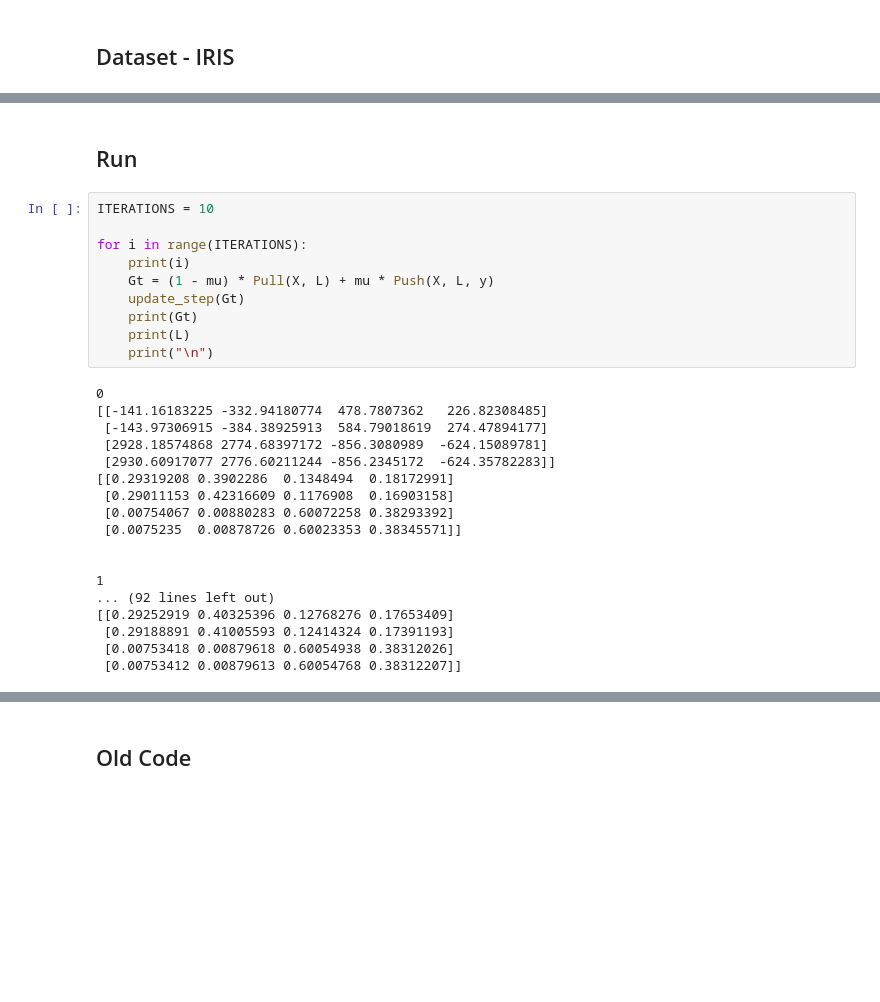
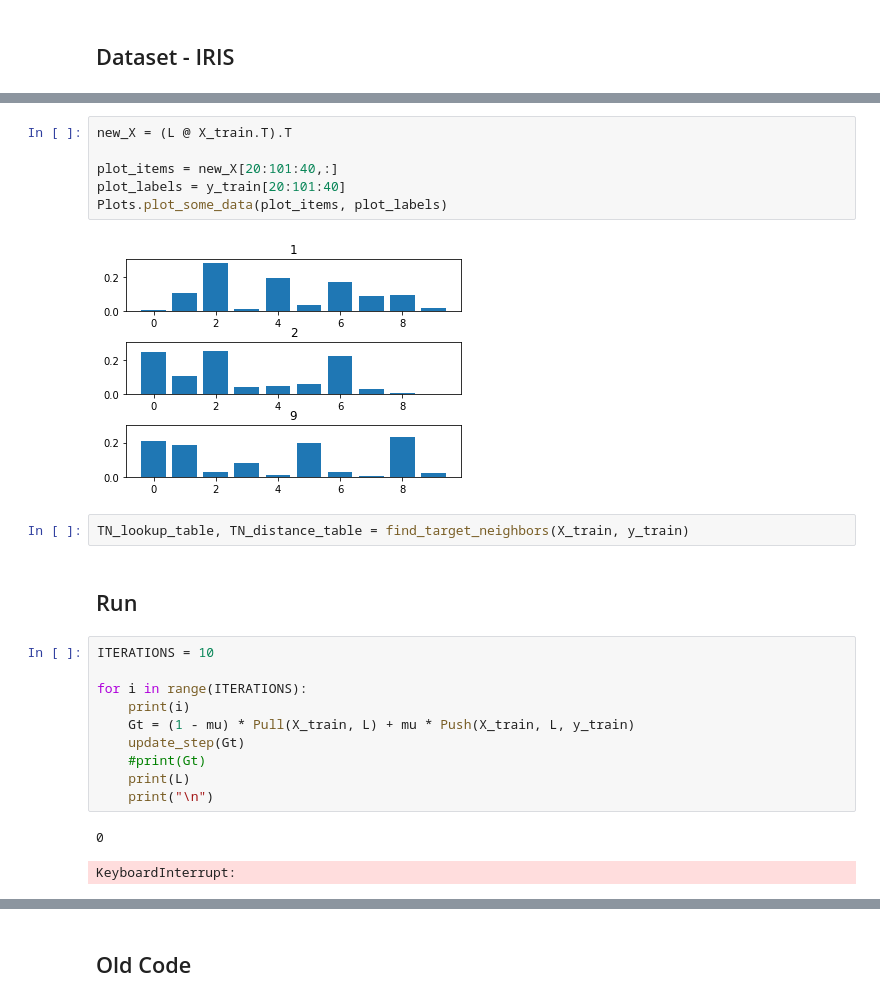
Before and after one commit to Holstrup/MetricLearning, a Jupyter notebook: MetricLearning/LMNN2.ipynb, the cells around one changed output, grey strips where cells are left out. Cells and saved outputs as stored; diff of their text form; blank space fills up the shorter version.

```diff
--- a/MetricLearning/LMNN2.ipynb
+++ b/MetricLearning/LMNN2.ipynb
@@ -217,3 +261,13 @@ TN_lookup_table, TN_distance_table = find_target_neighbors(X, y)
+# %%
+new_X = (L @ X_train.T).T
+
+plot_items = new_X[20:101:40,:]
+plot_labels = y_train[20:101:40]
+Plots.plot_some_data(plot_items, plot_labels)
+# %% [output]
+[figure, added]
+# %%
+TN_lookup_table, TN_distance_table = find_target_neighbors(X_train, y_train)
 # %% [markdown]
 ## Run
 # %%
@@ -221,29 +275,14 @@ ITERATIONS = 10
 
 for i in range(ITERATIONS):
     print(i)
-    Gt = (1 - mu) * Pull(X, L) + mu * Push(X, L, y)
+    Gt = (1 - mu) * Pull(X_train, L) + mu * Push(X_train, L, y_train)
     update_step(Gt)
-    print(Gt)
+    #print(Gt)
     print(L)
     print("\n")
 # %% [output]
 0
-[[-141.16183225 -332.94180774  478.7807362   226.82308485]
- [-143.97306915 -384.38925913  584.79018619  274.47894177]
- [2928.18574868 2774.68397172 -856.3080989  -624.15089781]
- [2930.60917077 2776.60211244 -856.2345172  -624.35782283]]
-[[0.29319208 0.3902286  0.1348494  0.18172991]
- [0.29011153 0.42316609 0.1176908  0.16903158]
- [0.00754067 0.00880283 0.60072258 0.38293392]
- [0.0075235  0.00878726 0.60023353 0.38345571]]
-
-
-1
-... (92 lines left out)
-[[0.29252919 0.40325396 0.12768276 0.17653409]
- [0.29188891 0.41005593 0.12414324 0.17391193]
- [0.00753418 0.00879618 0.60054938 0.38312026]
- [0.00753412 0.00879613 0.60054768 0.38312207]]
+KeyboardInterrupt:
 # %%
 Plots.plot_kernel(L)
 # %% [output]
```
Also changed, not shown: parts of 20 cells of this notebook, 2 other files.
